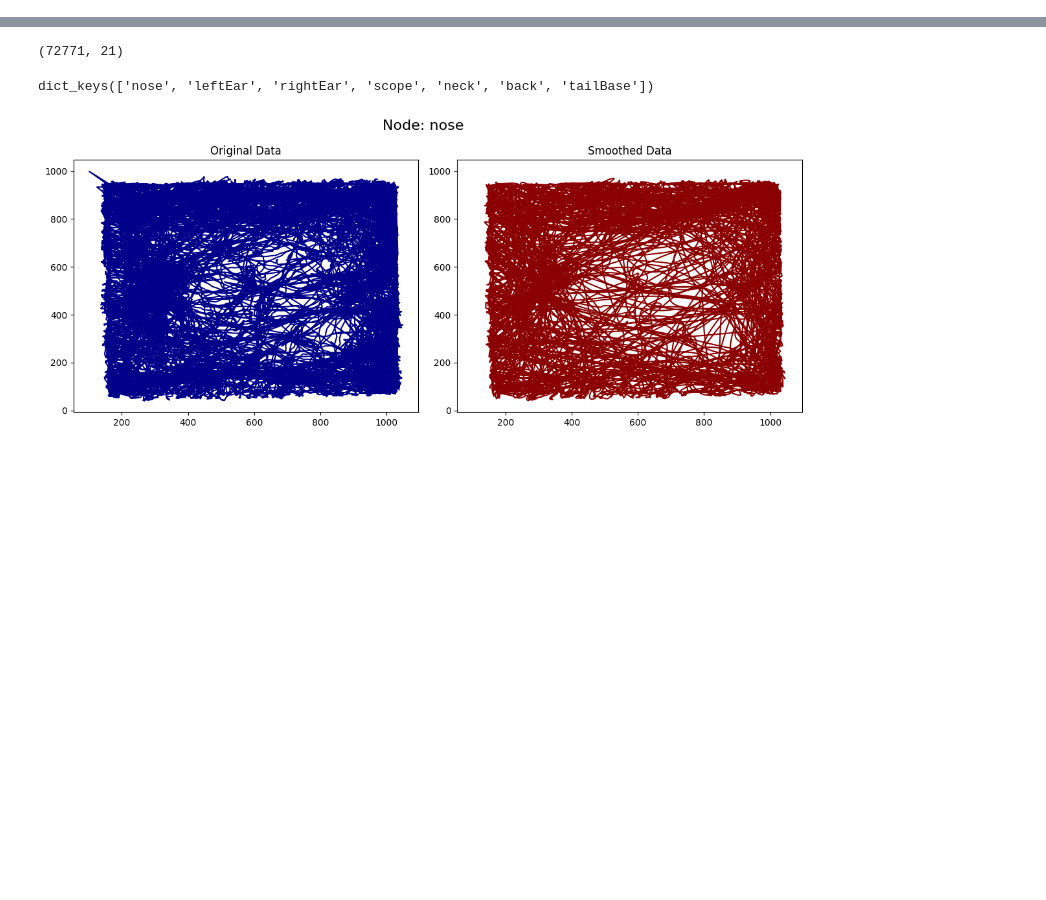
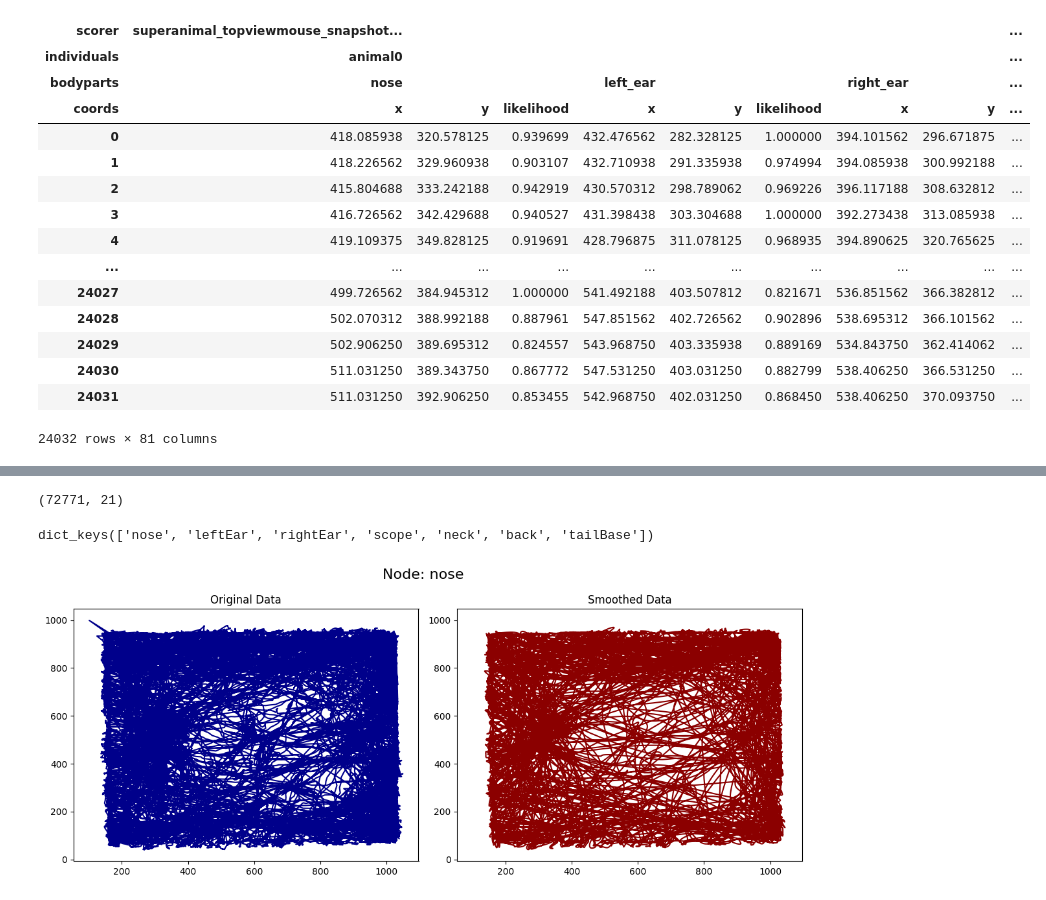
Before and after one commit to zimoli02/freely_moving_data_correction, a Jupyter notebook: Script/plot.ipynb, the cells around one changed output, grey strips where cells are left out. Saved outputs shown, nothing was run; the diff lists cells and outputs as text; code cells hidden in the pictures; blank space fills up the shorter version.

```diff
--- a/Script/plot.ipynb
+++ b/Script/plot.ipynb
@@ -11,0 +14,19 @@ import Function.path as path
+# %%
+df
+# %% [output]
+| scorer | superanimal_topviewmouse_snapshot... |  |  |  |  |  |  |  | ... |
+| individuals | animal0 |  |  |  |  |  |  |  | ... |
+| bodyparts | nose |  |  | left_ear |  |  | right_ear |  | ... |
+| coords | x | y | likelihood | x | y | likelihood | x | y | ... |
+| 0 | 418.085938 | 320.578125 | 0.939699 | 432.476562 | 282.328125 | 1.000000 | 394.101562 | 296.671875 | ... |
+| 1 | 418.226562 | 329.960938 | 0.903107 | 432.710938 | 291.335938 | 0.974994 | 394.085938 | 300.992188 | ... |
+| 2 | 415.804688 | 333.242188 | 0.942919 | 430.570312 | 298.789062 | 0.969226 | 396.117188 | 308.632812 | ... |
+| 3 | 416.726562 | 342.429688 | 0.940527 | 431.398438 | 303.304688 | 1.000000 | 392.273438 | 313.085938 | ... |
+| 4 | 419.109375 | 349.828125 | 0.919691 | 428.796875 | 311.078125 | 0.968935 | 394.890625 | 320.765625 | ... |
+| ... | ... | ... | ... | ... | ... | ... | ... | ... | ... |
+| 24027 | 499.726562 | 384.945312 | 1.000000 | 541.492188 | 403.507812 | 0.821671 | 536.851562 | 366.382812 | ... |
+| 24028 | 502.070312 | 388.992188 | 0.887961 | 547.851562 | 402.726562 | 0.902896 | 538.695312 | 366.101562 | ... |
+| 24029 | 502.906250 | 389.695312 | 0.824557 | 543.968750 | 403.335938 | 0.889169 | 534.843750 | 362.414062 | ... |
+| 24030 | 511.031250 | 389.343750 | 0.867772 | 547.531250 | 403.031250 | 0.882799 | 538.406250 | 366.531250 | ... |
+| 24031 | 511.031250 | 392.906250 | 0.853455 | 542.968750 | 402.031250 | 0.868450 | 538.406250 | 370.093750 | ... |
+24032 rows × 81 columns
```
Also changed, not shown: parts of 5 cells of this notebook, 6 other files.
